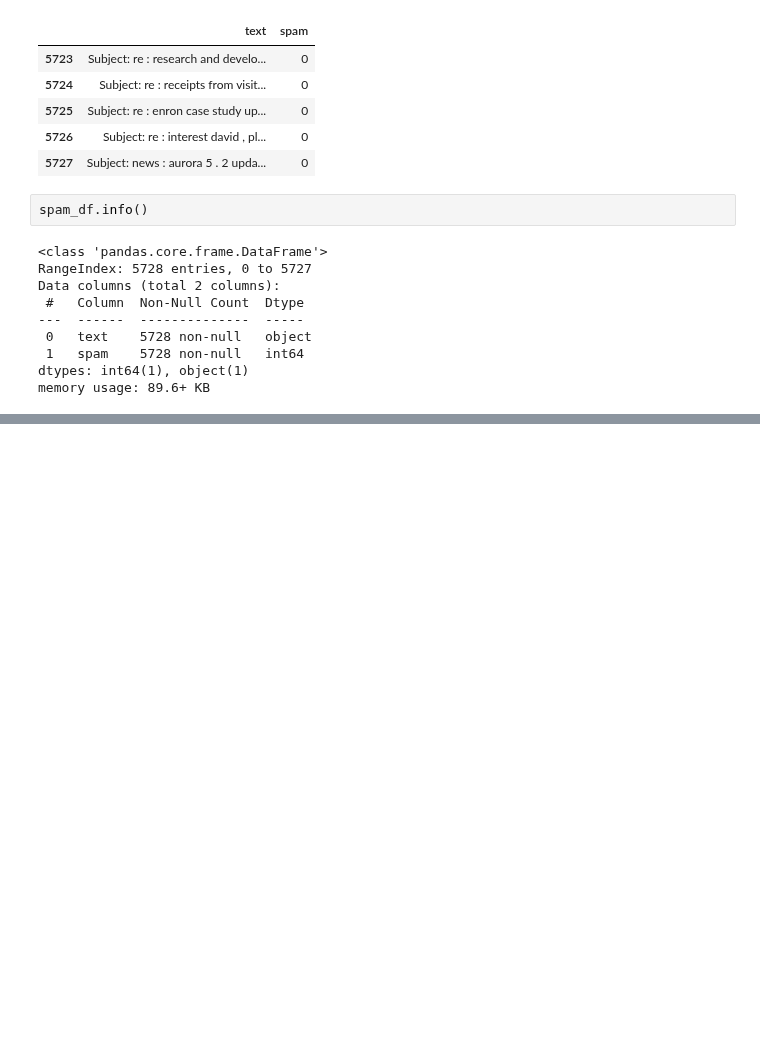
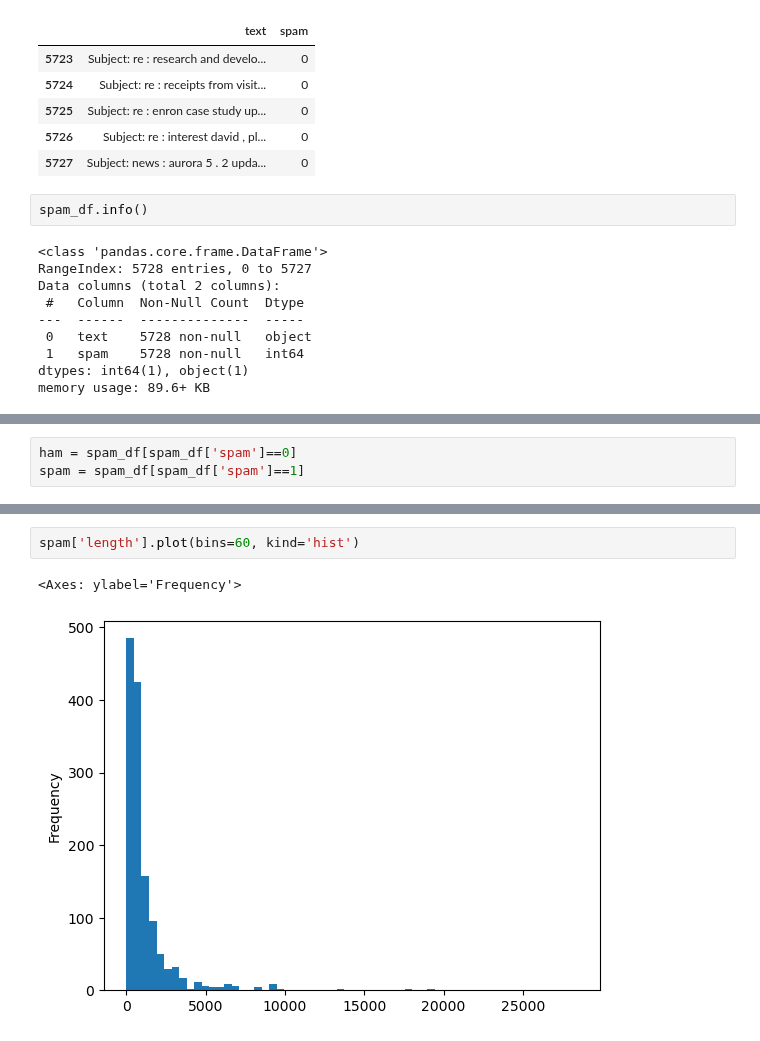
Before and after one commit to elarsaks/8ML-Projects, a Jupyter notebook: Project 6/MySolution.ipynb, the cells around one changed output, grey strips where cells are left out. Saved outputs shown, nothing was run; the diff lists cells and outputs as text; blank space fills up the shorter version.

```diff
--- a/Project 6/MySolution.ipynb
+++ b/Project 6/MySolution.ipynb
@@ -56,0 +114,3 @@ memory usage: 89.6+ KB
+# %%
+ham = spam_df[spam_df['spam']==0]
+spam = spam_df[spam_df['spam']==1]
@@ -56,0 +149,5 @@ memory usage: 89.6+ KB
+# %%
+spam['length'].plot(bins=60, kind='hist')
+# %% [output]
+<Axes: ylabel='Frequency'>
+[figure, added]
```
Also changed, not shown: parts of 14 cells of this notebook.
